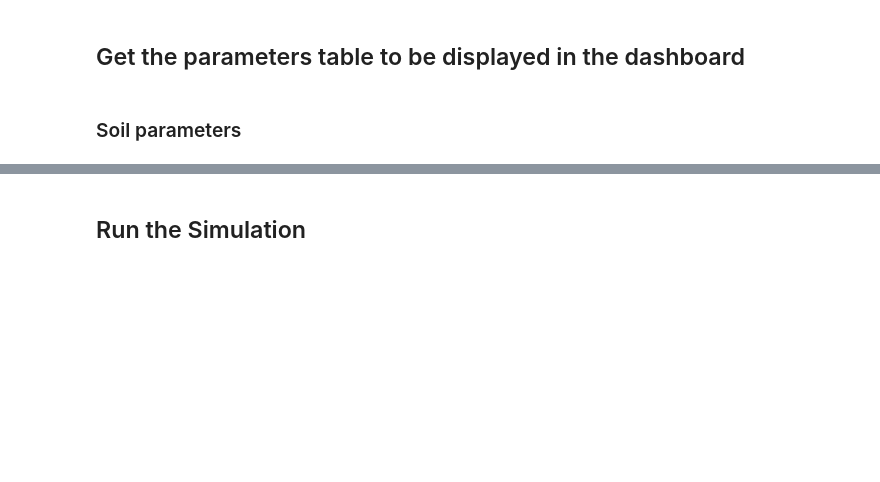
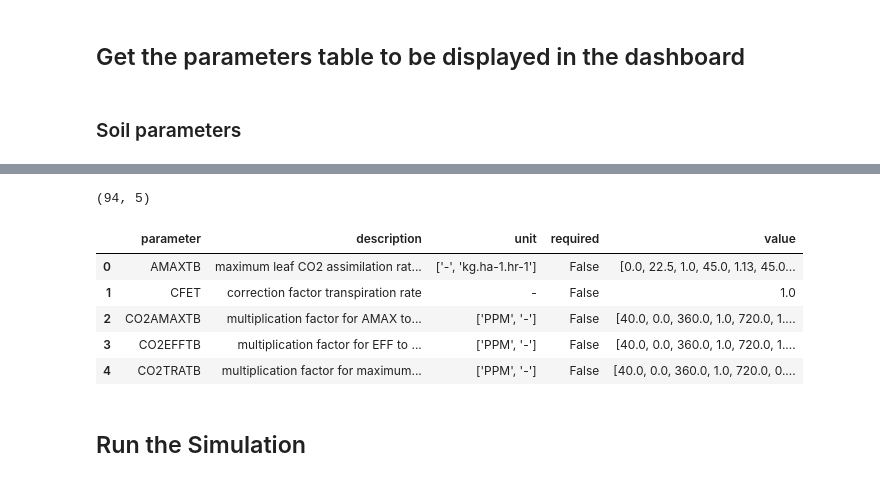
Before and after one commit to geonextgis/cropengine, a Jupyter notebook: docs/examples/Run wofost (single location).ipynb, the cells around one changed output, grey strips where cells are left out. Saved outputs shown, nothing was run; the diff lists cells and outputs as text; code cells hidden in the pictures; blank space fills up the shorter version.

```diff
--- a/docs/examples/Run wofost (single location).ipynb
+++ b/docs/examples/Run wofost (single location).ipynb
@@ -117,9 +138,17 @@ site_params.head()
 # %%
 crop_params = pd.read_csv(
     runner.files["crop_params"]
-)  # To be displayed in the dashboard's 'crop parameters' table
+)
 print(crop_params.shape)
 crop_params.head()
+# %% [output]
+(94, 5)
+|  | parameter | description | unit | required | value |
+| 0 | AMAXTB | maximum leaf CO2 assimilation rat... | ['-', 'kg.ha-1.hr-1'] | False | [0.0, 22.5, 1.0, 45.0, 1.13, 45.0... |
+| 1 | CFET | correction factor transpiration rate | - | False | 1.0 |
+| 2 | CO2AMAXTB | multiplication factor for AMAX to... | ['PPM', '-'] | False | [40.0, 0.0, 360.0, 1.0, 720.0, 1.... |
+| 3 | CO2EFFTB | multiplication factor for EFF to ... | ['PPM', '-'] | False | [40.0, 0.0, 360.0, 1.0, 720.0, 1.... |
+| 4 | CO2TRATB | multiplication factor for maximum... | ['PPM', '-'] | False | [40.0, 0.0, 360.0, 1.0, 720.0, 0.... |
 # %% [markdown]
 ## Run the Simulation
 # %%
```
Also changed, not shown: parts of 5 cells of this notebook, 14 other files.
